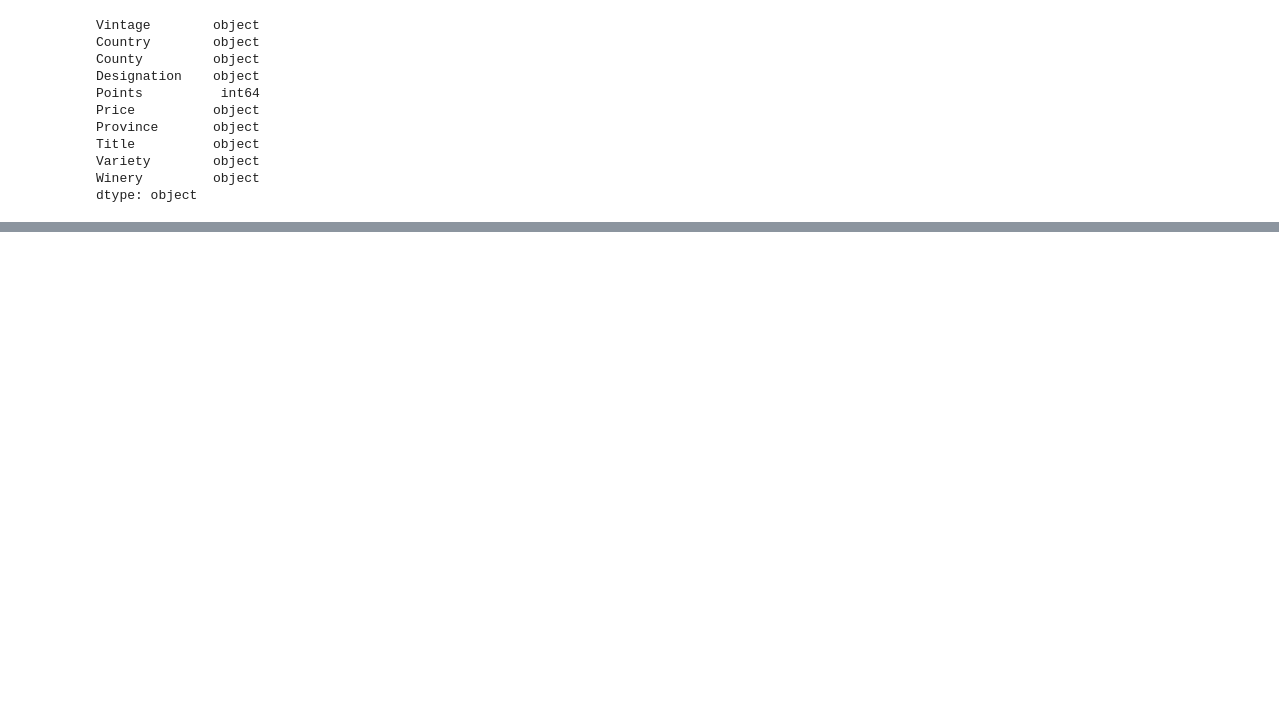
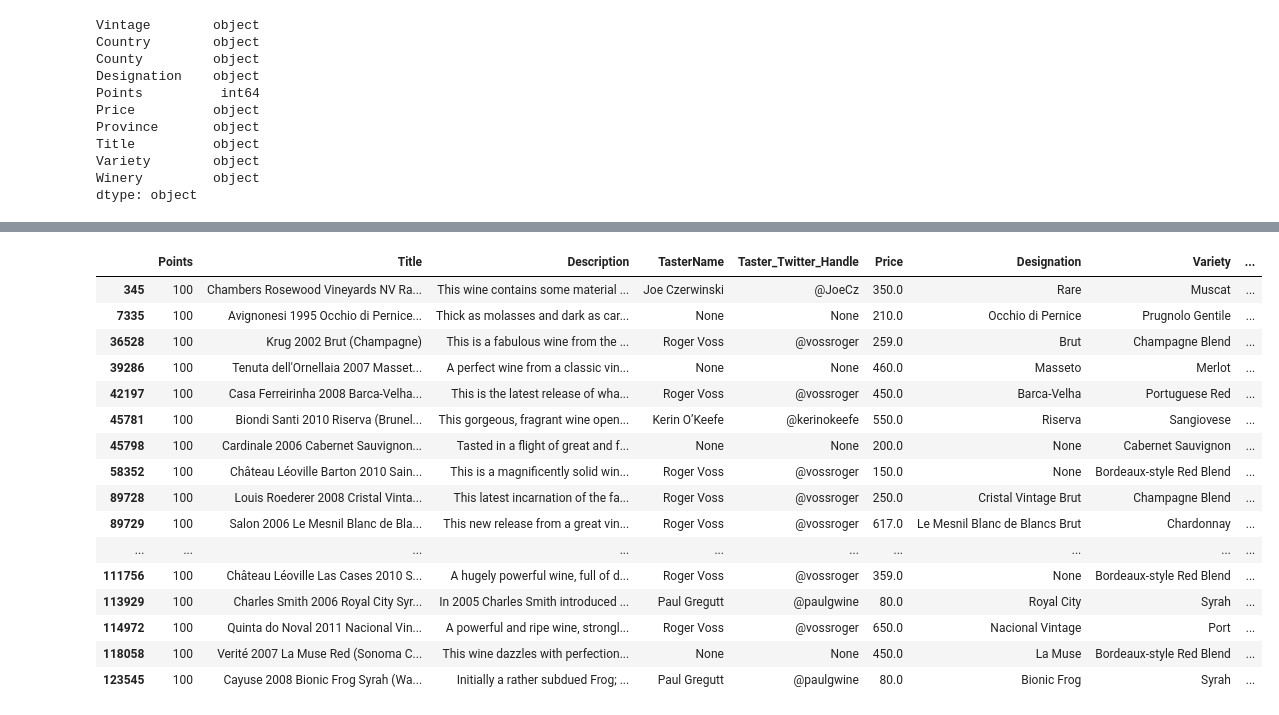
Before and after one commit to IssyL08/ELT_Project, a Jupyter notebook: wine review.ipynb, the cells around one changed output, grey strips where cells are left out. Cells and saved outputs as stored; diff of their text form; code cells hidden in the pictures; blank space fills up the shorter version.

```diff
--- a/wine review.ipynb
+++ b/wine review.ipynb
@@ -28,0 +51,5 @@ wine_df.head(10)
+# %%
+wine_2_df.rename(columns={'country':'Country','description':'Description','designamtion':'Designation','points':'Points',
+                                  'price':'Price','province':'Province','region_1':'Region_1','region_2':'Region_2',
+                                  'variety':'Variety','winery':'Winery'},inplace=True)
+wine_2_df.head(10)
@@ -293,0 +314,22 @@ max_value_column = wine_titles_92["Price"].max()
+# %%
+
+wine_100=wine_merge2_df.loc[wine_merge2_df['Points'] == 100]
+wine_100
+# %% [output]
+|  | Points | Title | Description | TasterName | Taster_Twitter_Handle | Price | Designation | Variety | ... |
+| 345 | 100 | Chambers Rosewood Vineyards NV Ra... | This wine contains some material ... | Joe Czerwinski | @JoeCz | 350.0 | Rare | Muscat | ... |
+| 7335 | 100 | Avignonesi 1995 Occhio di Pernice... | Thick as molasses and dark as car... | None | None | 210.0 | Occhio di Pernice | Prugnolo Gentile | ... |
+| 36528 | 100 | Krug 2002 Brut (Champagne) | This is a fabulous wine from the ... | Roger Voss | @vossroger | 259.0 | Brut | Champagne Blend | ... |
+| 39286 | 100 | Tenuta dell'Ornellaia 2007 Masset... | A perfect wine from a classic vin... | None | None | 460.0 | Masseto | Merlot | ... |
+| 42197 | 100 | Casa Ferreirinha 2008 Barca-Velha... | This is the latest release of wha... | Roger Voss | @vossroger | 450.0 | Barca-Velha | Portuguese Red | ... |
+| 45781 | 100 | Biondi Santi 2010 Riserva (Brunel... | This gorgeous, fragrant wine open... | Kerin O’Keefe | @kerinokeefe | 550.0 | Riserva | Sangiovese | ... |
+| 45798 | 100 | Cardinale 2006 Cabernet Sauvignon... | Tasted in a flight of great and f... | None | None | 200.0 | None | Cabernet Sauvignon | ... |
+| 58352 | 100 | Château Léoville Barton 2010 Sain... | This is a magnificently solid win... | Roger Voss | @vossroger | 150.0 | None | Bordeaux-style Red Blend | ... |
+| 89728 | 100 | Louis Roederer 2008 Cristal Vinta... | This latest incarnation of the fa... | Roger Voss | @vossroger | 250.0 | Cristal Vintage Brut | Champagne Blend | ... |
+| 89729 | 100 | Salon 2006 Le Mesnil Blanc de Bla... | This new release from a great vin... | Roger Voss | @vossroger | 617.0 | Le Mesnil Blanc de Blancs Brut | Chardonnay | ... |
+| ... | ... | ... | ... | ... | ... | ... | ... | ... | ... |
+| 111756 | 100 | Château Léoville Las Cases 2010 S... | A hugely powerful wine, full of d... | Roger Voss | @vossroger | 359.0 | None | Bordeaux-style Red Blend | ... |
+| 113929 | 100 | Charles Smith 2006 Royal City Syr... | In 2005 Charles Smith introduced ... | Paul Gregutt | @paulgwine | 80.0 | Royal City | Syrah | ... |
+| 114972 | 100 | Quinta do Noval 2011 Nacional Vin... | A powerful and ripe wine, strongl... | Roger Voss | @vossroger | 650.0 | Nacional Vintage | Port | ... |
+| 118058 | 100 | Verité 2007 La Muse Red (Sonoma C... | This wine dazzles with perfection... | None | None | 450.0 | La Muse | Bordeaux-style Red Blend | ... |
+| 123545 | 100 | Cayuse 2008 Bionic Frog Syrah (Wa... | Initially a rather subdued Frog; ... | Paul Gregutt | @paulgwine | 80.0 | Bionic Frog | Syrah | ... |
```
Also changed, not shown: parts of 45 cells of this notebook, 14 other files.
